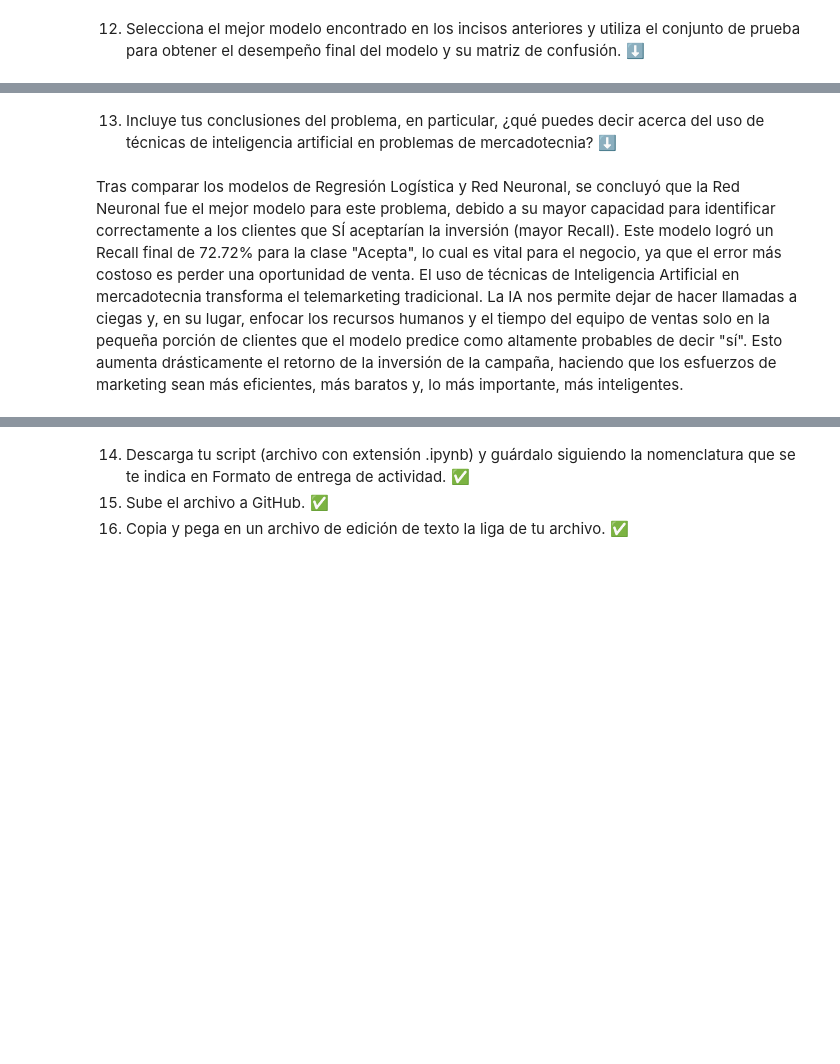
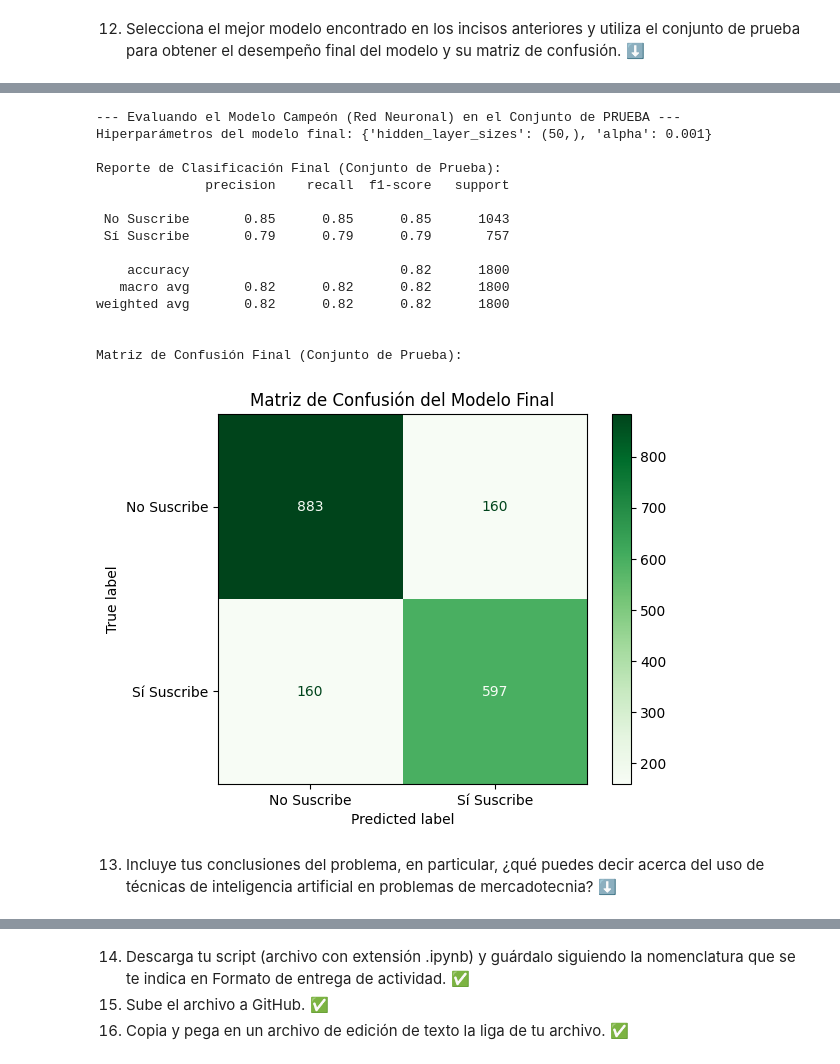
Before and after one commit to WiseExMachina/itesm-data-science-ML-supervisado, a Jupyter notebook: Solucion_Reto_SC_63_Bernardo_Lozano.ipynb, the cells around one changed output, grey strips where cells are left out. Saved outputs shown, nothing was run; the diff lists cells and outputs as text; code cells hidden in the pictures; blank space fills up the shorter version.

```diff
--- a/Solucion_Reto_SC_63_Bernardo_Lozano.ipynb
+++ b/Solucion_Reto_SC_63_Bernardo_Lozano.ipynb
@@ -136,11 +173,11 @@ variables de entrada. ✅
 9. Particiona los datos en los conjuntos de entrenamiento, validación y prueba en 60%, 20% y
 20%, respectivamente. ⬇
 # %%
-X_temp, X_test, y_temp, y_test = train_test_split(X_final, y, test_size=0.20, random_state=42, stratify=y)
-
+X_temp, X_test, y_temp, y_test = train_test_split(X, y, test_size=0.20, random_state=42, stratify=y)
 X_train, X_validation, y_train, y_validation = train_test_split(X_temp, y_temp, test_size=0.25, random_state=42, stratify=y_temp)
 
-print(f"\nTamaño del conjunto de entrenamiento: {X_train.shape}")
+print("--- Partición 60/20/20 completada ---")
+print(f"Tamaño del conjunto de entrenamiento: {X_train.shape}")
 print(f"Tamaño del conjunto de validación: {X_validation.shape}")
 print(f"Tamaño del conjunto de prueba: {X_test.shape}")
 # %% [output]
@@ -380,0 +263,14 @@ weighted avg       0.72      0.72      0.72      1800
+# %%
+print("--- Entrenando Modelo Base de Red Neuronal (parámetros por defecto) ---")
+
+nn_base = MLPClassifier(random_state=42, max_iter=1000)
+
+nn_base.fit(X_train, y_train)
+
+print("Modelo Base de Red Neuronal entrenado exitosamente.")
+
+print("\n--- Rendimiento del Modelo Base en los datos de ENTRENAMIENTO ---")
+y_train_pred_base_nn = nn_base.predict(X_train)
+acc_train_base_nn = accuracy_score(y_train, y_train_pred_base_nn)
+
+print(f"Accuracy del Modelo Base en el CONJUNTO DE ENTRENAMIENTO: {acc_train_base_nn:.4f}")
@@ -426,6 +361,42 @@ Recall (Acepta): 0.5997
+# %%
+print("--- Evaluando el Modelo Campeón (Red Neuronal) en el Conjunto de PRUEBA ---")
+print(f"Hiperparámetros del modelo final: {best_params_nn}")
+
+# Usamos el 'best_model_nn' guardado en la celda anterior para predecir en el conjunto de prueba
+y_test_pred_final = best_model_nn.predict(X_test)
+
+# Mostramos el reporte de clasificación final, que es la métrica definitiva de rendimiento
+print("\nReporte de Clasificación Final (Conjunto de Prueba):")
+print(classification_report(y_test, y_test_pred_final, target_names=['No Suscribe', 'Sí Suscribe']))
+
+# Mostramos la matriz de confusión final
+print("\nMatriz de Confusión Final (Conjunto de Prueba):")
+ConfusionMatrixDisplay.from_estimator(
+    best_model_nn,
+    X_test,
+    y_test,
+    cmap='Greens', # Usamos el color de la Red Neuronal para consistencia
+    display_labels=['No Suscribe', 'Sí Suscribe']
+)
+plt.title("Matriz de Confusión del Modelo Final")
+plt.show()
+# %% [output]
+--- Evaluando el Modelo Campeón (Red Neuronal) en el Conjunto de PRUEBA ---
+Hiperparámetros del modelo final: {'hidden_layer_sizes': (50,), 'alpha': 0.001}
+
+Reporte de Clasificación Final (Conjunto de Prueba):
+              precision    recall  f1-score   support
+
+ No Suscribe       0.85      0.85      0.85      1043
+ Sí Suscribe       0.79      0.79      0.79       757
+
+    accuracy                           0.82      1800
+   macro avg       0.82      0.82      0.82      1800
+weighted avg       0.82      0.82      0.82      1800
+
+
+Matriz de Confusión Final (Conjunto de Prueba):
+[figure, added]
 # %% [markdown]
 13. Incluye tus conclusiones del problema, en particular, ¿qué puedes decir acerca del uso de
 técnicas de inteligencia artificial en problemas de mercadotecnia? ⬇
-# %% [markdown]
-Tras comparar los modelos de Regresión Logística y Red Neuronal, se concluyó que la Red Neuronal fue el mejor modelo para este problema, debido a su mayor capacidad para identificar correctamente a los clientes que SÍ aceptarían la inversión (mayor Recall). Este modelo logró un Recall final de 72.72% para la clase "Acepta", lo cual es vital para el negocio, ya que el error más costoso es perder una oportunidad de venta.
-El uso de técnicas de Inteligencia Artificial en mercadotecnia transforma el telemarketing tradicional. La IA nos permite dejar de hacer llamadas a ciegas y, en su lugar, enfocar los recursos humanos y el tiempo del equipo de ventas solo en la pequeña porción de clientes que el modelo predice como altamente probables de decir "sí". Esto aumenta drásticamente el retorno de la inversión de la campaña, haciendo que los esfuerzos de marketing sean más eficientes, más baratos y, lo más importante, más inteligentes.
```
Also changed, not shown: parts of 24 cells of this notebook, 2 other files.
